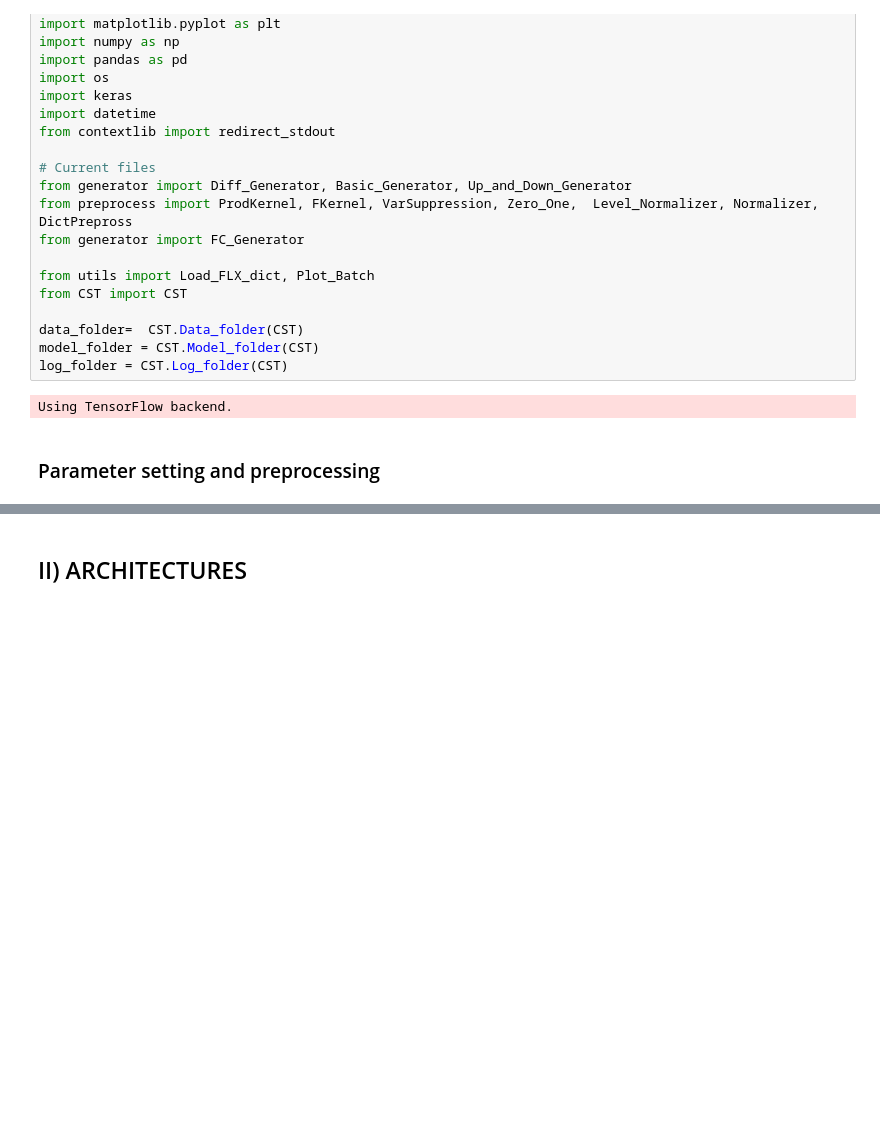
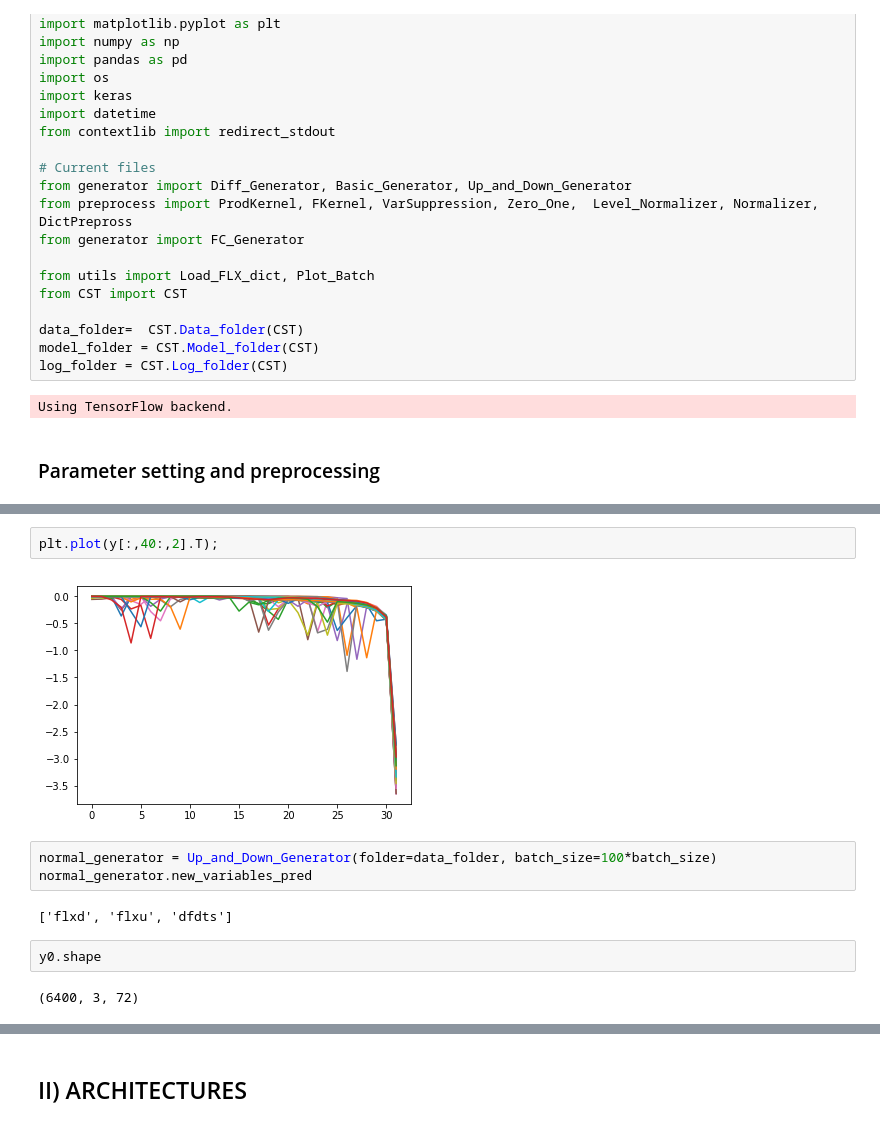
Before and after one commit to VIsh76/FLX_NN_emulation, a Jupyter notebook: model_trainer.ipynb, the cells around one changed output, grey strips where cells are left out. Drawn from its saved outputs; the diff is of its cells as text; blank space fills up the shorter version.

```diff
--- a/model_trainer.ipynb
+++ b/model_trainer.ipynb
@@ -67,0 +80,13 @@ Plot_Batch(x,y,header_x, swap=True)
+# %%
+plt.plot(y[:,40:,2].T);
+# %% [output]
+[figure, added]
+# %%
+normal_generator = Up_and_Down_Generator(folder=data_folder, batch_size=100*batch_size)
+normal_generator.new_variables_pred
+# %% [output]
+['flxd', 'flxu', 'dfdts']
+# %%
+y0.shape
+# %% [output]
+(6400, 3, 72)
```
Also changed, not shown: parts of 26 cells of this notebook, 18 other files.
